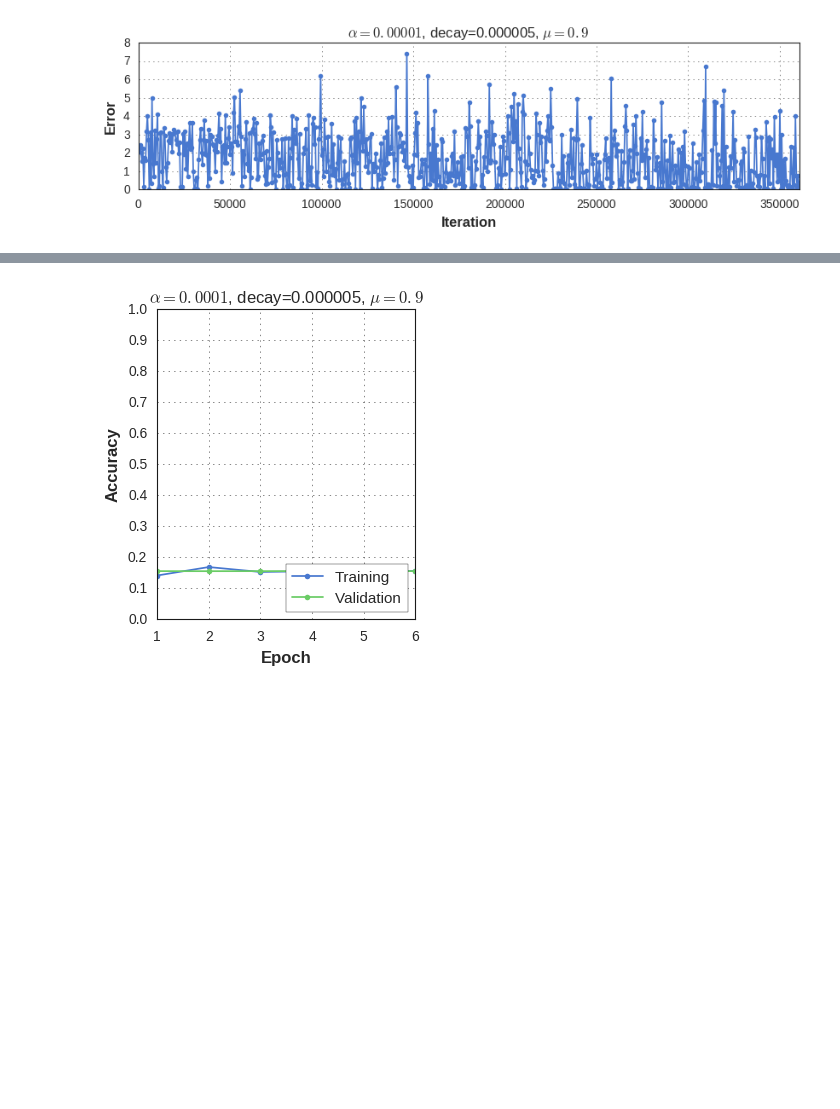
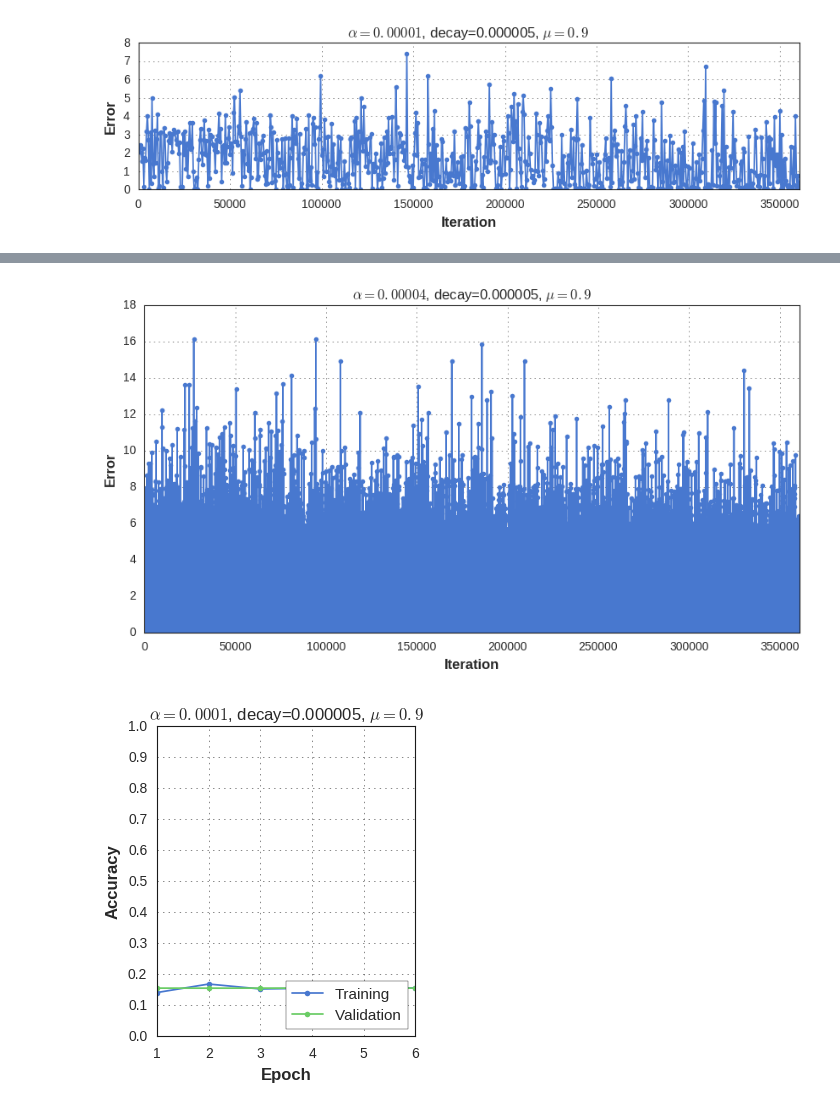
Before and after one commit to gorayni/iccv_epic_2017, a Jupyter notebook: VGG-16 training.ipynb, the cells around one changed output, grey strips where cells are left out. Saved outputs shown, nothing was run; the diff lists cells and outputs as text; code cells hidden in the pictures; blank space fills up the shorter version.

```diff
--- a/VGG-16 training.ipynb
+++ b/VGG-16 training.ipynb
@@ -312 +337,14 @@ K.clear_session()
+# %%
+loss = np.loadtxt('loss.CONV+FC.02.log')
+num_iterations = loss.size
+iterations = np.arange(num_iterations)
+indices= np.arange(0,num_iterations,1)
+
+fig, ax = bs.plot_loss(loss[indices],figsize=(10,5),iters=iterations[indices])
+plt.title(r'$\alpha=0.00004$, decay=0.000005, $\mu=0.9$')
+axes = plt.gca()
+axes.set_aspect(iterations[indices[-1]]/36)
+plt.show()
+# %% [output]
+[figure, added]
 # %%
```
Also changed, not shown: parts of 4 cells of this notebook, 3 other files.
